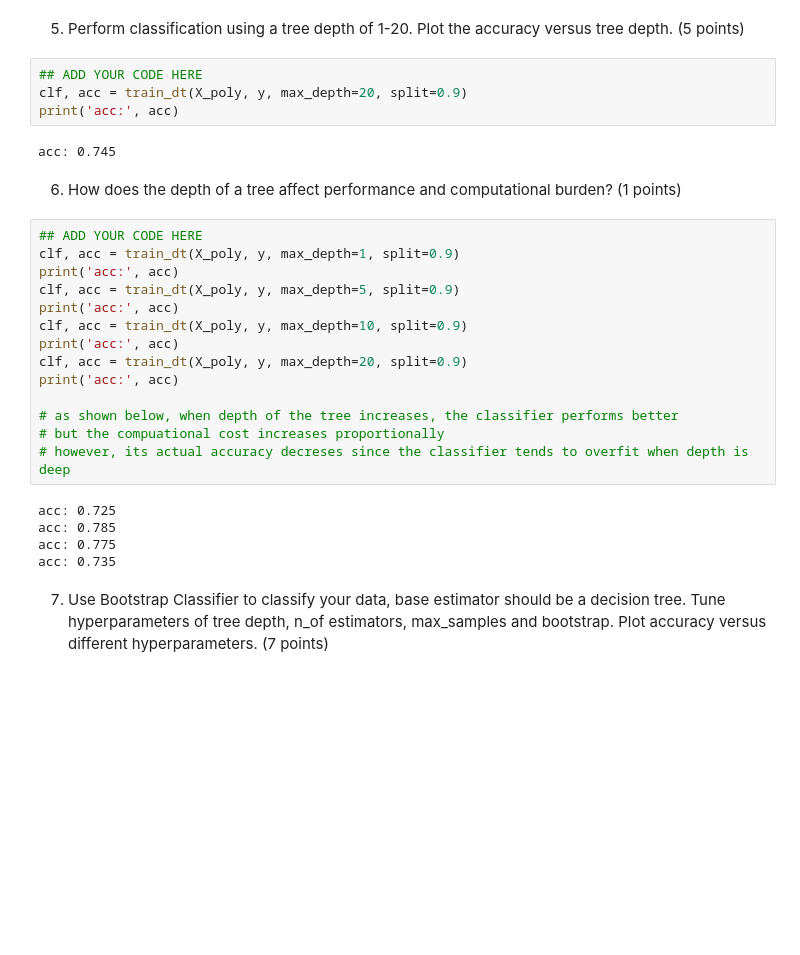
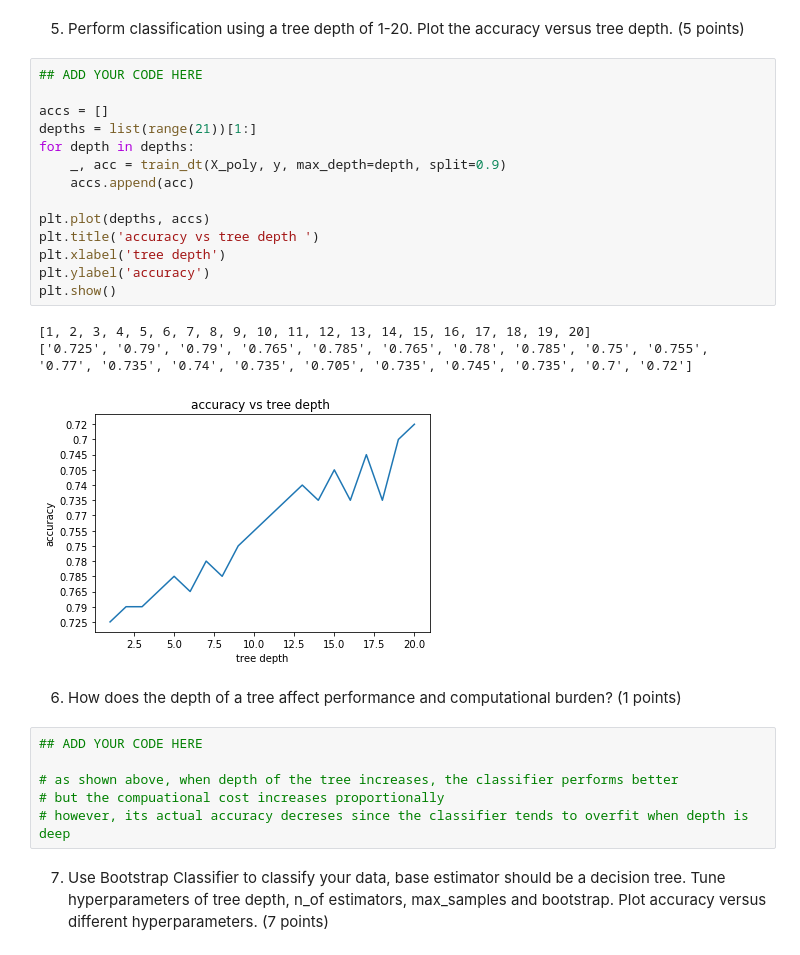
Before and after one commit to 94929/age-regression-from-brain-mri-images, a Jupyter notebook: MLI-CW-1.ipynb, the cells around one changed output. Saved outputs shown, nothing was run; the diff lists cells and outputs as text; blank space fills up the shorter version.

```diff
--- a/MLI-CW-1.ipynb
+++ b/MLI-CW-1.ipynb
@@ -83,32 +83,31 @@ acc: 0.755
 # %% [markdown]
 5) Perform classification using a tree depth of 1-20. Plot the accuracy versus tree depth. (5 points)
-# %%
-## ADD YOUR CODE HERE
-clf, acc = train_dt(X_poly, y, max_depth=20, split=0.9)
-print('acc:', acc)
-# %% [output]
-acc: 0.745
+# %%
+## ADD YOUR CODE HERE
+
+accs = []
+depths = list(range(21))[1:]
+for depth in depths:
+    _, acc = train_dt(X_poly, y, max_depth=depth, split=0.9)
+    accs.append(acc)
+
+plt.plot(depths, accs)
+plt.title('accuracy vs tree depth ')
+plt.xlabel('tree depth')
+plt.ylabel('accuracy')
+plt.show()
+# %% [output]
+[1, 2, 3, 4, 5, 6, 7, 8, 9, 10, 11, 12, 13, 14, 15, 16, 17, 18, 19, 20]
+['0.725', '0.79', '0.79', '0.765', '0.785', '0.765', '0.78', '0.785', '0.75', '0.755', '0.77', '0.735', '0.74', '0.735', '0.705', '0.735', '0.745', '0.735', '0.7', '0.72']
+[figure, added]
 # %% [markdown]
 6) How does the depth of a tree affect performance and computational burden? (1 points)
 # %%
 ## ADD YOUR CODE HERE
-clf, acc = train_dt(X_poly, y, max_depth=1, split=0.9)
-print('acc:', acc)
-clf, acc = train_dt(X_poly, y, max_depth=5, split=0.9)
-print('acc:', acc)
-clf, acc = train_dt(X_poly, y, max_depth=10, split=0.9)
-print('acc:', acc)
-clf, acc = train_dt(X_poly, y, max_depth=20, split=0.9)
-print('acc:', acc)
 
-# as shown below, when depth of the tree increases, the classifier performs better
+# as shown above, when depth of the tree increases, the classifier performs better
 # but the compuational cost increases proportionally
 # however, its actual accuracy decreses since the classifier tends to overfit when depth is deep
-# %% [output]
-acc: 0.725
-acc: 0.785
-acc: 0.775
-acc: 0.735
 # %% [markdown]
 7) Use Bootstrap Classifier to classify your data, base estimator should be a decision tree. Tune hyperparameters of tree depth, n_of estimators, max_samples and bootstrap. Plot accuracy versus different hyperparameters. (7 points)
 # %%
```
Also changed, not shown: parts of 11 cells of this notebook.
